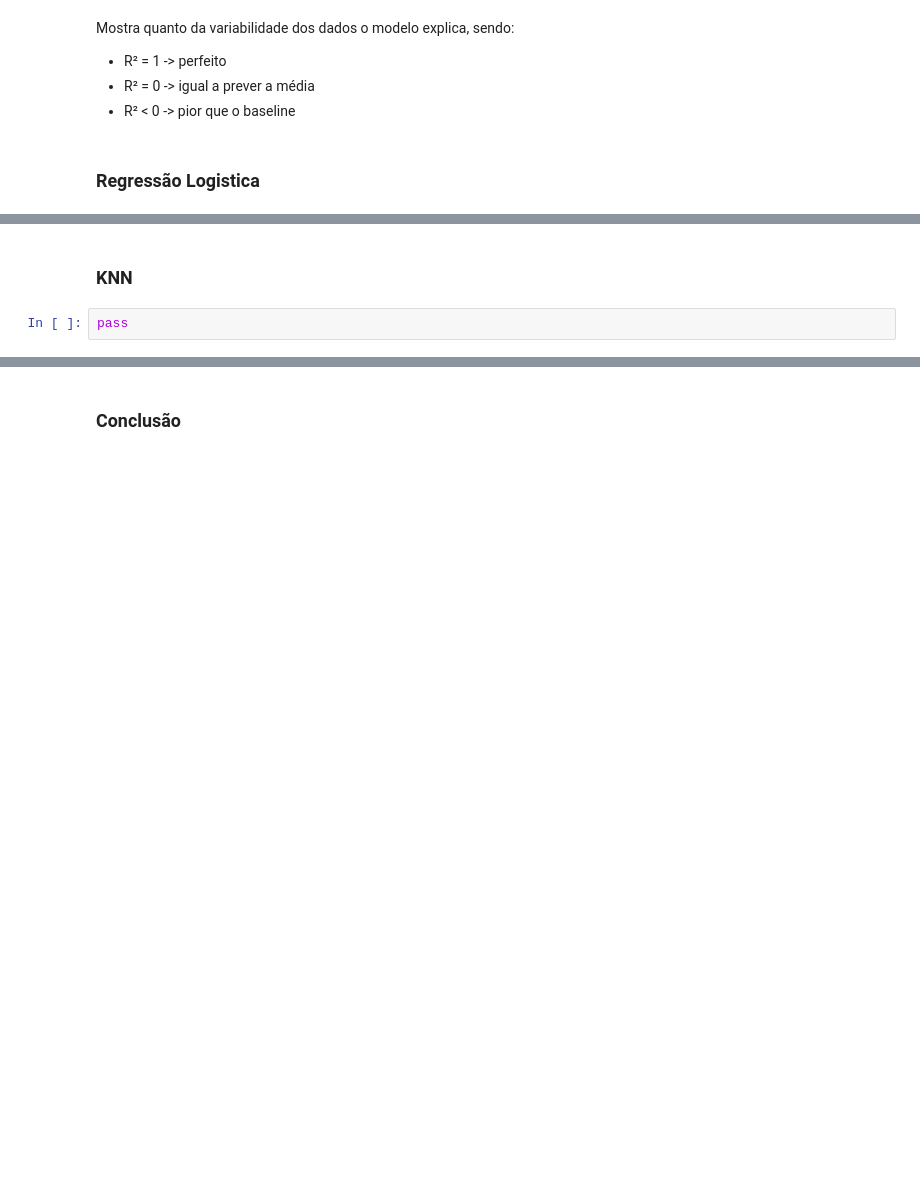
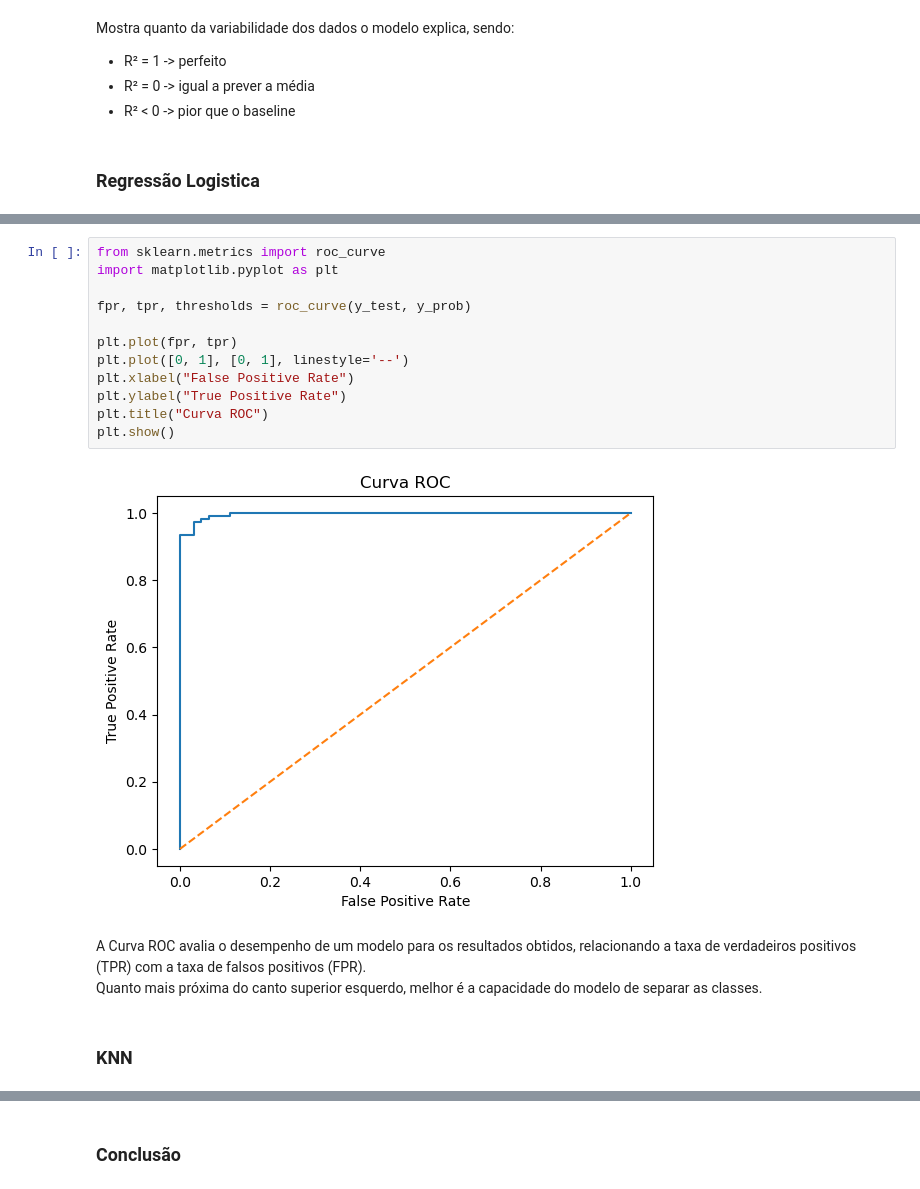
Before and after one commit to igoorferraz23/FundamentosMachineLearning, a Jupyter notebook: 02_modelos_supervisionados.ipynb, the cells around one changed output, grey strips where cells are left out. Saved outputs shown, nothing was run; the diff lists cells and outputs as text; blank space fills up the shorter version.

```diff
--- a/02_modelos_supervisionados.ipynb
+++ b/02_modelos_supervisionados.ipynb
@@ -180,4 +274,19 @@ pass
+# %%
+from sklearn.metrics import roc_curve
+import matplotlib.pyplot as plt
+
+fpr, tpr, thresholds = roc_curve(y_test, y_prob)
+
+plt.plot(fpr, tpr)
+plt.plot([0, 1], [0, 1], linestyle='--')
+plt.xlabel("False Positive Rate")
+plt.ylabel("True Positive Rate")
+plt.title("Curva ROC")
+plt.show()
+# %% [output]
+[figure, added]
+# %% [markdown]
+A Curva ROC avalia o desempenho de um modelo para os resultados obtidos, relacionando a taxa de verdadeiros positivos (TPR) com a taxa de falsos positivos (FPR).
+Quanto mais próxima do canto superior esquerdo, melhor é a capacidade do modelo de separar as classes.
 # %% [markdown]
 ### KNN
-# %%
-pass
```
Also changed, not shown: parts of 26 cells of this notebook, 2 other files.
